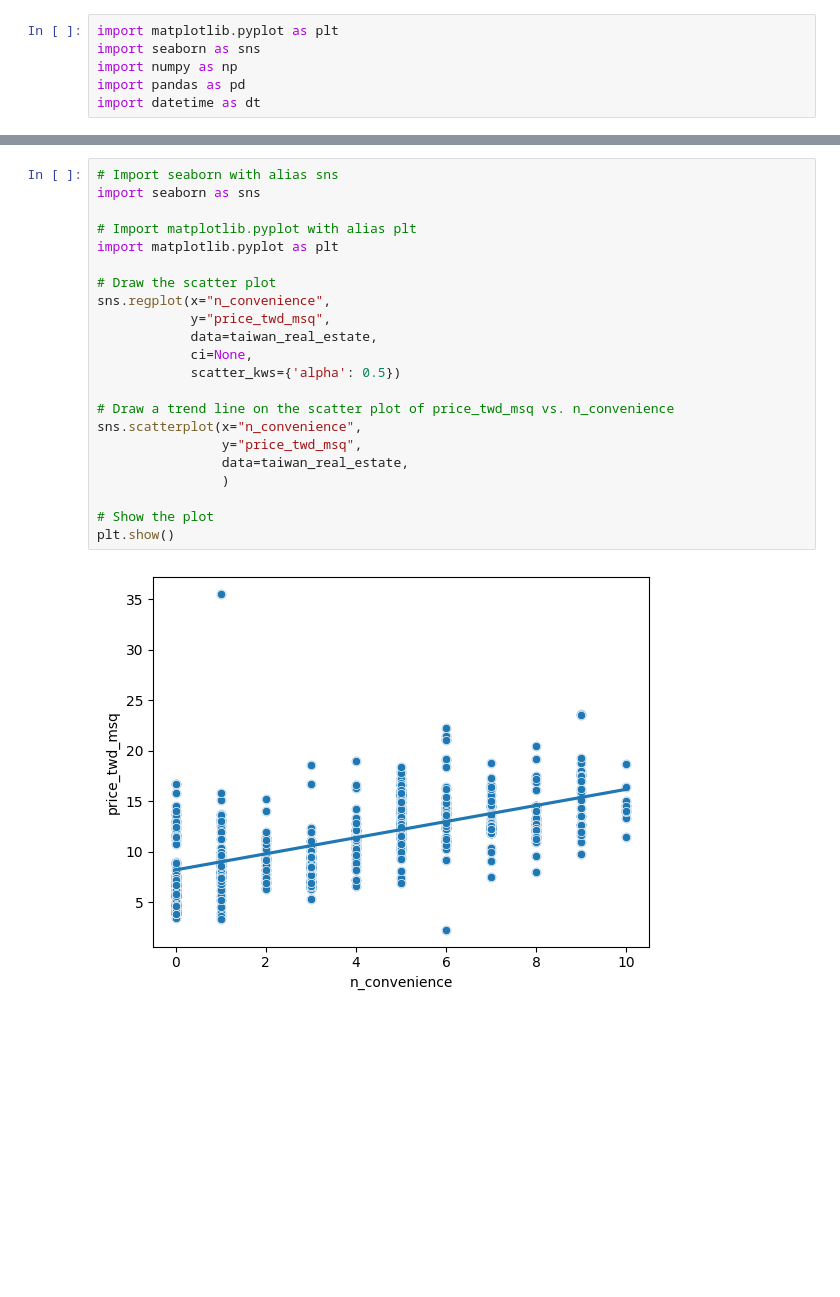
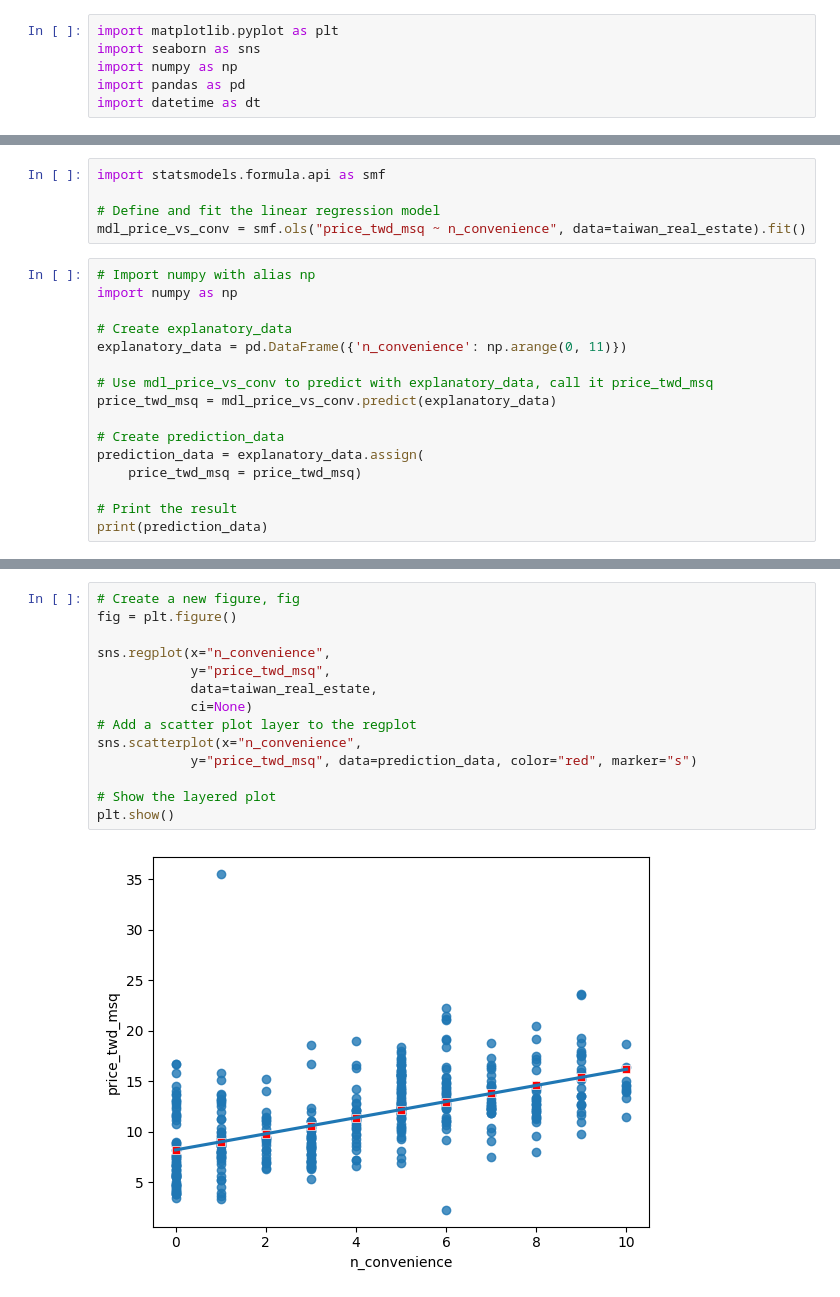
Before and after one commit to Rohanrathod7/my-ds-labs, a Jupyter notebook: 26_Introduction_to_Regression_with_statsmodels_in_Python/02_Predictions_and_model_objects.ipynb, the cells around one changed output, grey strips where cells are left out. Drawn from its saved outputs; the diff is of its cells as text; blank space fills up the shorter version.

```diff
--- a/26_Introduction_to_Regression_with_statsmodels_in_Python/02_Predictions_and_model_objects.ipynb
+++ b/26_Introduction_to_Regression_with_statsmodels_in_Python/02_Predictions_and_model_objects.ipynb
@@ -55,0 +66,21 @@ One challenge in this dataset is that the number of convenience stores contains
+# %%
+import statsmodels.formula.api as smf
+
+# Define and fit the linear regression model
+mdl_price_vs_conv = smf.ols("price_twd_msq ~ n_convenience", data=taiwan_real_estate).fit()
+# %%
+# Import numpy with alias np
+import numpy as np
+
+# Create explanatory_data
+explanatory_data = pd.DataFrame({'n_convenience': np.arange(0, 11)})
+
+# Use mdl_price_vs_conv to predict with explanatory_data, call it price_twd_msq
+price_twd_msq = mdl_price_vs_conv.predict(explanatory_data)
+
+# Create prediction_data
+prediction_data = explanatory_data.assign(
+    price_twd_msq = price_twd_msq)
+
+# Print the result
+print(prediction_data)
@@ -56,24 +105,16 @@ One challenge in this dataset is that the number of convenience stores contains
 # %%
-# Import seaborn with alias sns
-import seaborn as sns
+# Create a new figure, fig
+fig = plt.figure()
 
-# Import matplotlib.pyplot with alias plt
-import matplotlib.pyplot as plt
-
-# Draw the scatter plot
 sns.regplot(x="n_convenience",
             y="price_twd_msq",
             data=taiwan_real_estate,
-            ci=None,
-            scatter_kws={'alpha': 0.5})
+            ci=None)
+# Add a scatter plot layer to the regplot
+sns.scatterplot(x="n_convenience",
+            y="price_twd_msq", data=prediction_data, color="red", marker="s")
 
-# Draw a trend line on the scatter plot of price_twd_msq vs. n_convenience
-sns.scatterplot(x="n_convenience",
-                y="price_twd_msq",
-                data=taiwan_real_estate,
-                )
-
-# Show the plot
+# Show the layered plot
 plt.show()
 # %% [output]
-[figure, old version]
+[figure, new version]
```
Also changed, not shown: parts of 30 cells of this notebook.
